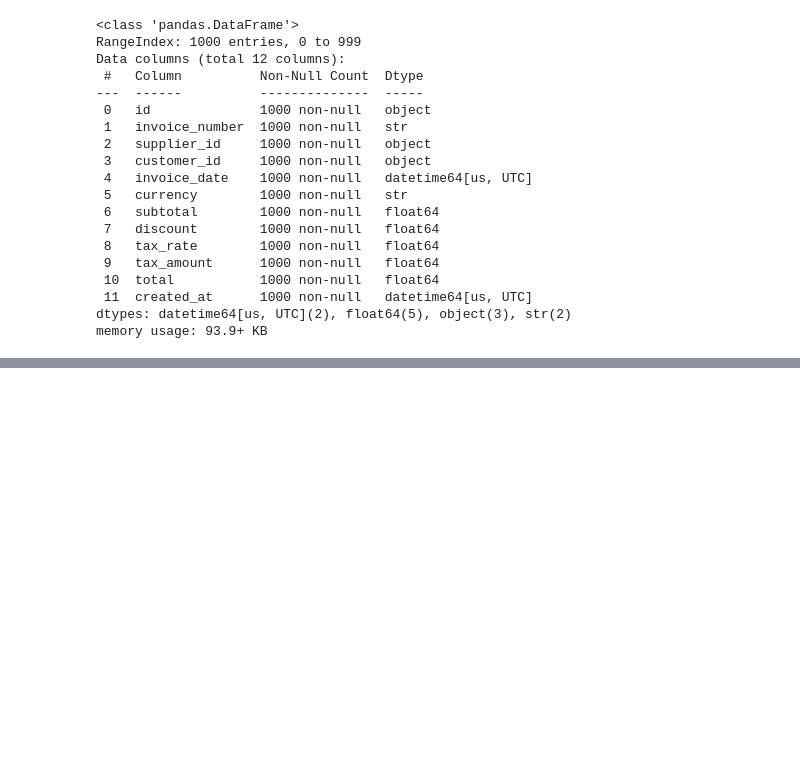
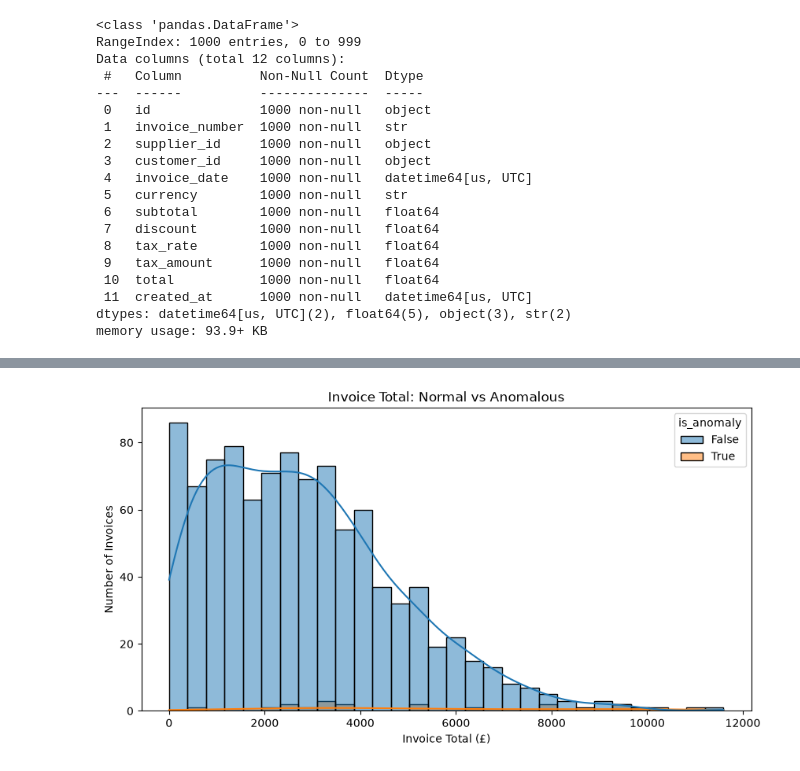
Before and after one commit to miah-mihrab/invoice-anomaly-detector, a Jupyter notebook: notebooks/001_eda.ipynb, the cells around one changed output, grey strips where cells are left out. Cells and saved outputs as stored; diff of their text form; code cells hidden in the pictures; blank space fills up the shorter version.

```diff
--- a/notebooks/001_eda.ipynb
+++ b/notebooks/001_eda.ipynb
@@ -132,0 +186,18 @@ memory usage: 93.9+ KB
+# %%
+item_features = (
+    invoice_items
+    .groupby("invoice_id")
+    .agg(
+        item_count=("id", "count"),
+        total_quantity=("quantity", "sum"),
+        avg_quantity=("quantity", "mean"),
+        max_quantity=("quantity", "max"),
+        avg_unit_price=("unit_price", "mean"),
+        max_unit_price=("unit_price", "max"),
+        avg_tax_rate=("tax_rate", "mean"),
+        max_tax_rate=("tax_rate", "max"),
+    )
+    .reset_index()
+)
+
+item_features.head()
@@ -132,0 +395,20 @@ memory usage: 93.9+ KB
+# %%
+plt.figure(figsize=(10, 5))
+
+
+sns.histplot(
+    data=analysis_df,
+    x="total",
+    hue="is_anomaly",
+    bins=30,
+    kde=True
+)
+
+
+plt.title("Invoice Total: Normal vs Anomalous")
+plt.xlabel("Invoice Total (£)")
+plt.ylabel("Number of Invoices")
+
+plt.show()
+# %% [output]
+[figure, added]
```
Also changed, not shown: parts of 19 cells of this notebook.
